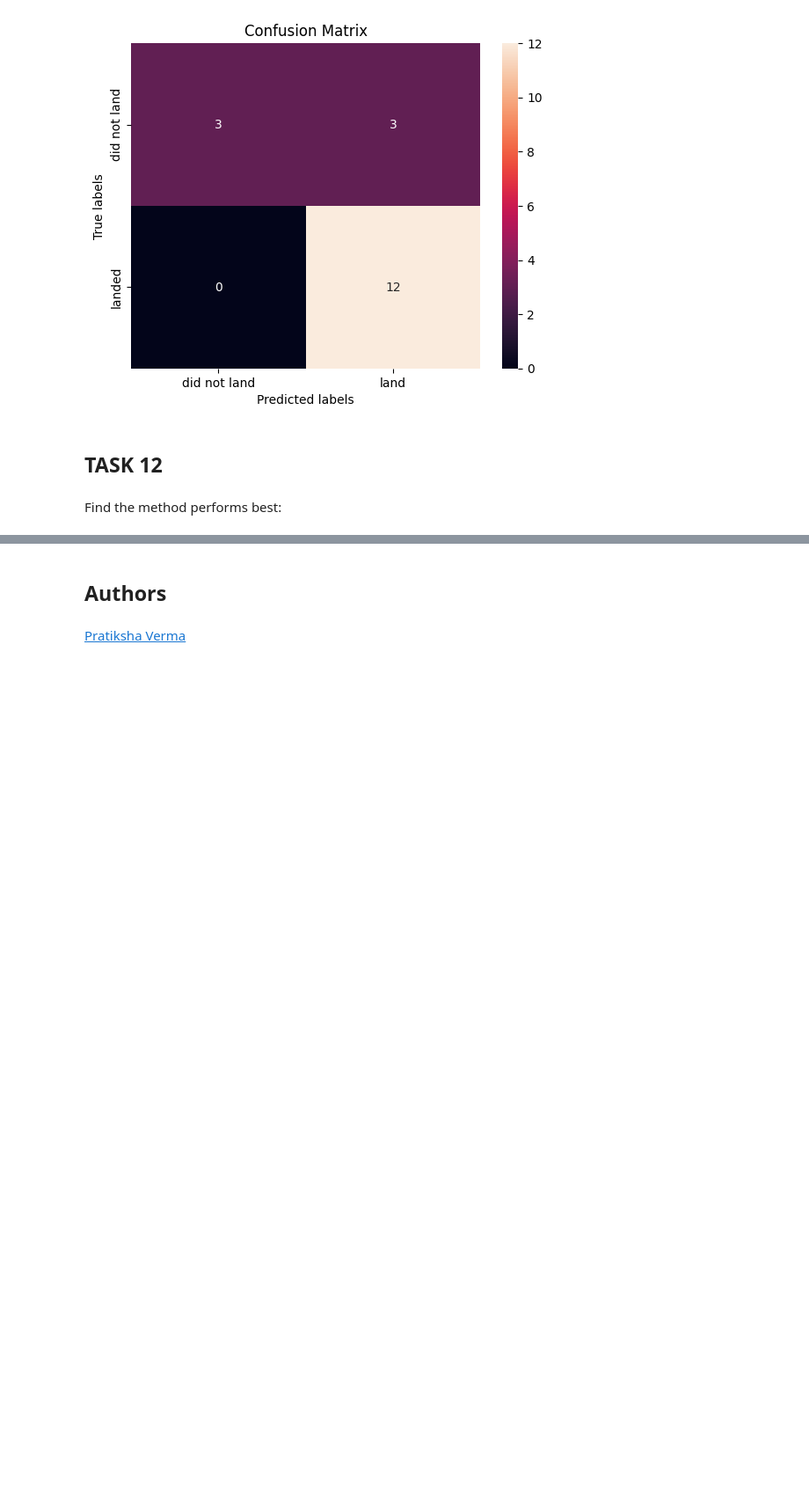
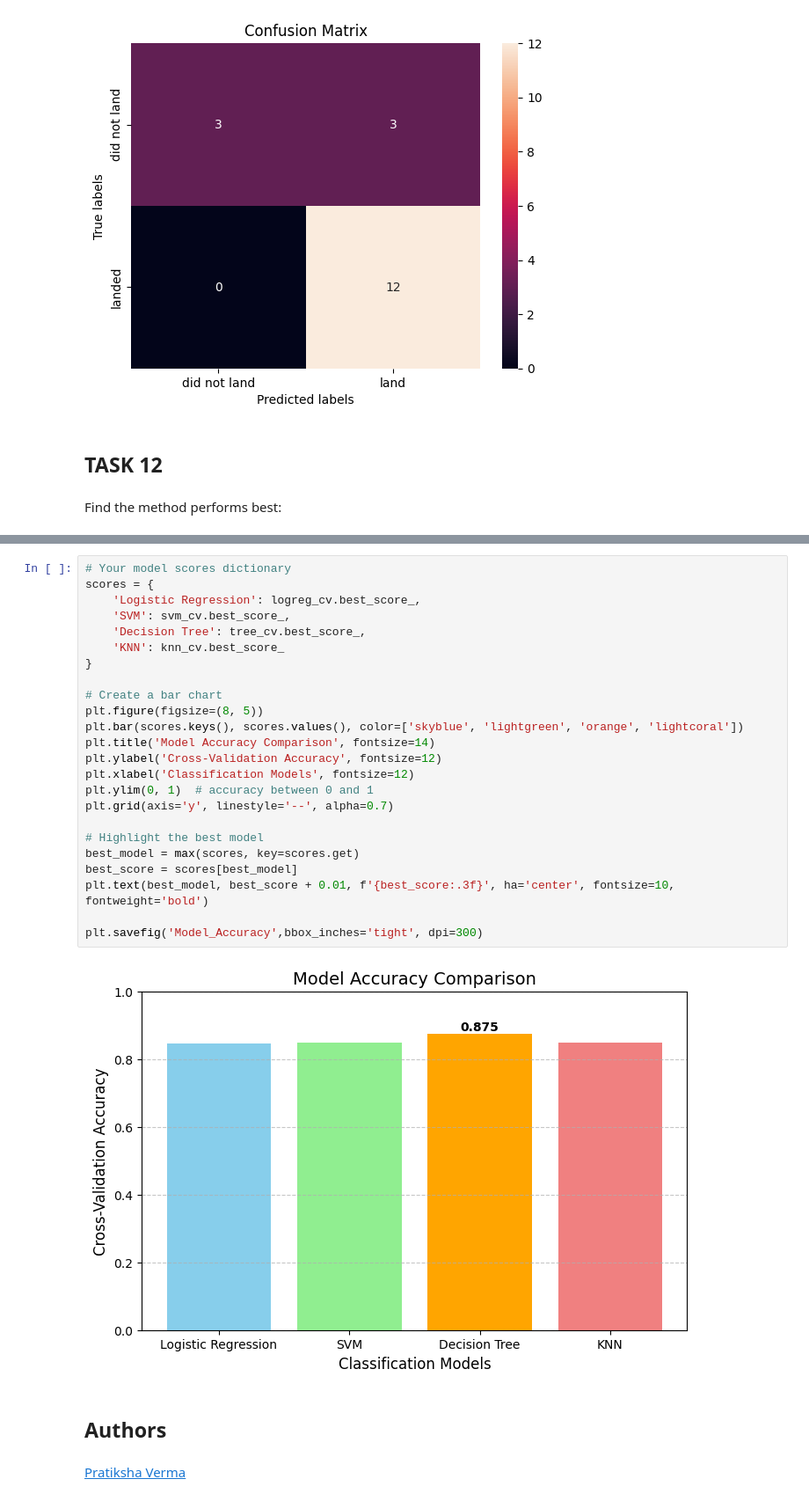
Before and after one commit to ShehrazSarwar/Python-Data-Analysis, a Jupyter notebook: Data Analysis Projects & Case Studies/SpaceX Falcon 9 first stage Landing Prediction/7 - Predictive Analysis/SpaceX_Machine Learning Prediction_.ipynb, the cells around one changed output, grey strips where cells are left out. Shown at 88% size. Cells and saved outputs as stored; diff of their text form; blank space fills up the shorter version.

```diff
--- a/Data Analysis Projects & Case Studies/SpaceX Falcon 9 first stage Landing Prediction/7 - Predictive Analysis/SpaceX_Machine Learning Prediction_.ipynb
+++ b/Data Analysis Projects & Case Studies/SpaceX Falcon 9 first stage Landing Prediction/7 - Predictive Analysis/SpaceX_Machine Learning Prediction_.ipynb
@@ -371,3 +371,29 @@ Best Cross-Validation Score: 0.9036
+# %%
+# Your model scores dictionary
+scores = {
+    'Logistic Regression': logreg_cv.best_score_,
+    'SVM': svm_cv.best_score_,
+    'Decision Tree': tree_cv.best_score_,
+    'KNN': knn_cv.best_score_
+}
+
+# Create a bar chart
+plt.figure(figsize=(8, 5))
+plt.bar(scores.keys(), scores.values(), color=['skyblue', 'lightgreen', 'orange', 'lightcoral'])
+plt.title('Model Accuracy Comparison', fontsize=14)
+plt.ylabel('Cross-Validation Accuracy', fontsize=12)
+plt.xlabel('Classification Models', fontsize=12)
+plt.ylim(0, 1)  # accuracy between 0 and 1
+plt.grid(axis='y', linestyle='--', alpha=0.7)
+
+# Highlight the best model
+best_model = max(scores, key=scores.get)
+best_score = scores[best_model]
+plt.text(best_model, best_score + 0.01, f'{best_score:.3f}', ha='center', fontsize=10, fontweight='bold')
+
+plt.savefig('Model_Accuracy',bbox_inches='tight', dpi=300)
+# %% [output]
+[figure, added]
 # %% [markdown]
 ## Authors
 # %% [markdown]
```
Also changed, not shown: parts of 4 cells of this notebook, 2 other files.
